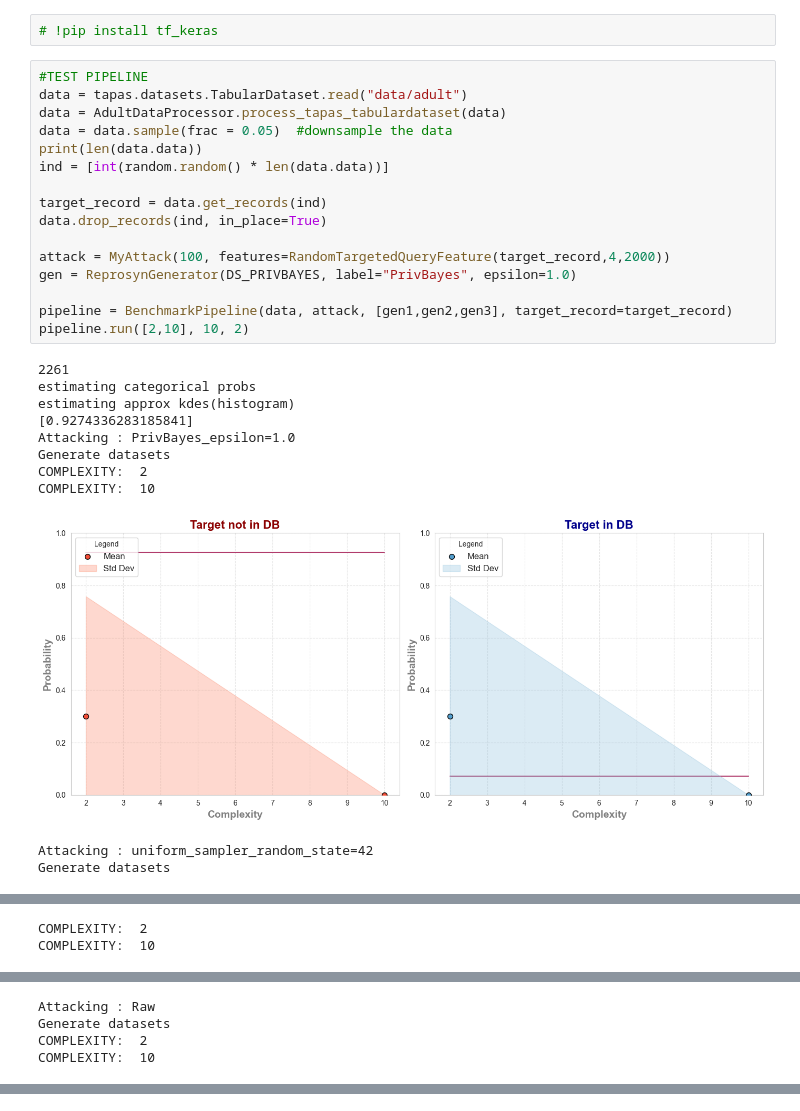
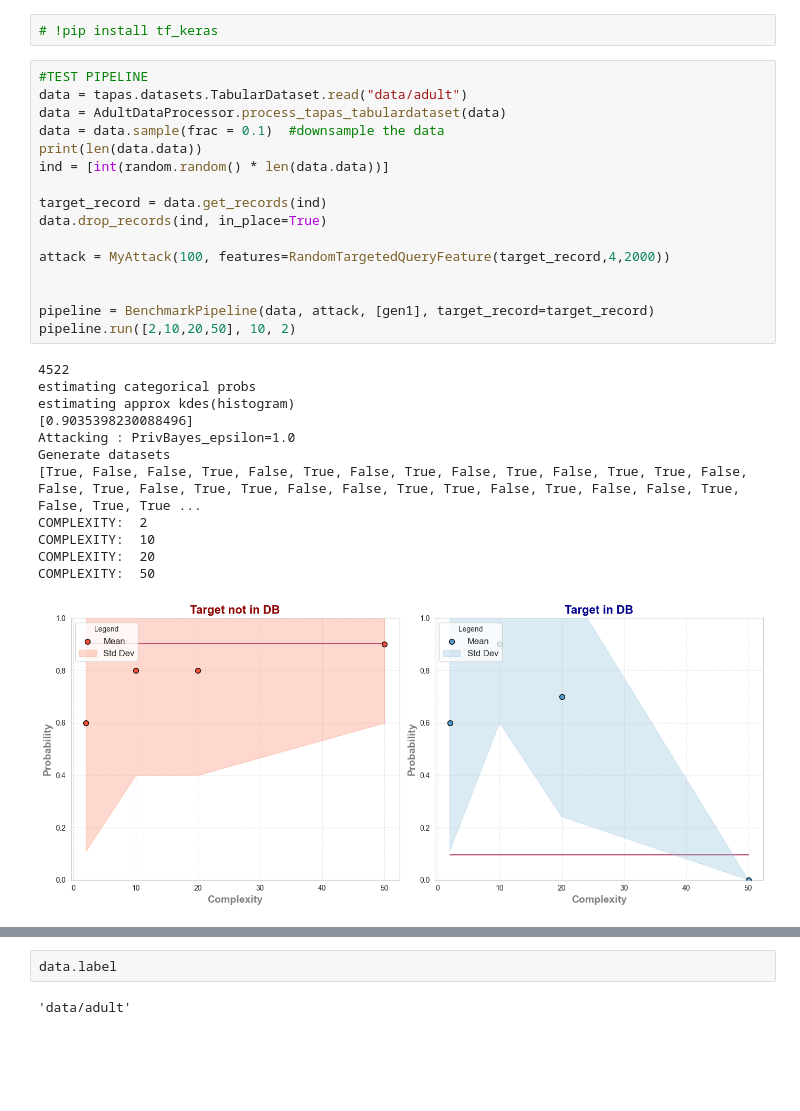
Before and after one commit to ArthGV/Benchmarking-of-Tabular-Synthetic-Data-Generation, a Jupyter notebook: privacy/run_pipeline_test_generator_class.ipynb, the cells around one changed output, grey strips where cells are left out. Drawn from its saved outputs; the diff is of its cells as text; blank space fills up the shorter version.

```diff
--- a/privacy/run_pipeline_test_generator_class.ipynb
+++ b/privacy/run_pipeline_test_generator_class.ipynb
@@ -62,28 +60,29 @@ repr(gen3)
 # %%
 #TEST PIPELINE
 data = tapas.datasets.TabularDataset.read("data/adult")
 data = AdultDataProcessor.process_tapas_tabulardataset(data)
-data = data.sample(frac = 0.05)  #downsample the data
+data = data.sample(frac = 0.1)  #downsample the data
 print(len(data.data))
 ind = [int(random.random() * len(data.data))]
 
 target_record = data.get_records(ind)
 data.drop_records(ind, in_place=True)
 
 attack = MyAttack(100, features=RandomTargetedQueryFeature(target_record,4,2000))
-gen = ReprosynGenerator(DS_PRIVBAYES, label="PrivBayes", epsilon=1.0)
 
-pipeline = BenchmarkPipeline(data, attack, [gen1,gen2,gen3], target_record=target_record)
-pipeline.run([2,10], 10, 2)
+
+pipeline = BenchmarkPipeline(data, attack, [gen1], target_record=target_record)
+pipeline.run([2,10,20,50], 10, 2)
 # %% [output]
-2261
+4522
 estimating categorical probs
 estimating approx kdes(histogram)
-[0.9274336283185841]
+[0.9035398230088496]
 Attacking : PrivBayes_epsilon=1.0
 Generate datasets
+[True, False, False, True, False, True, False, True, False, True, False, True, True, False, False, True, False, True, True, False, False, True, True, False, True, False, False, True, False, True, True ...
 COMPLEXITY:  2
 COMPLEXITY:  10
+COMPLEXITY:  20
+COMPLEXITY:  50
-[figure, old version]
+[figure, new version]
-Attacking : uniform_sampler_random_state=42
-Generate datasets
@@ -102,2 +88,0 @@ Generate datasets
-COMPLEXITY:  2
-COMPLEXITY:  10
@@ -105,4 +88,0 @@ COMPLEXITY:  10
-Attacking : Raw
-Generate datasets
-COMPLEXITY:  2
-COMPLEXITY:  10
@@ -109,0 +89,4 @@ COMPLEXITY:  10
+# %%
+data.label
+# %% [output]
+'data/adult'
```
Also changed, not shown: parts of 9 cells of this notebook, 10 other files.
